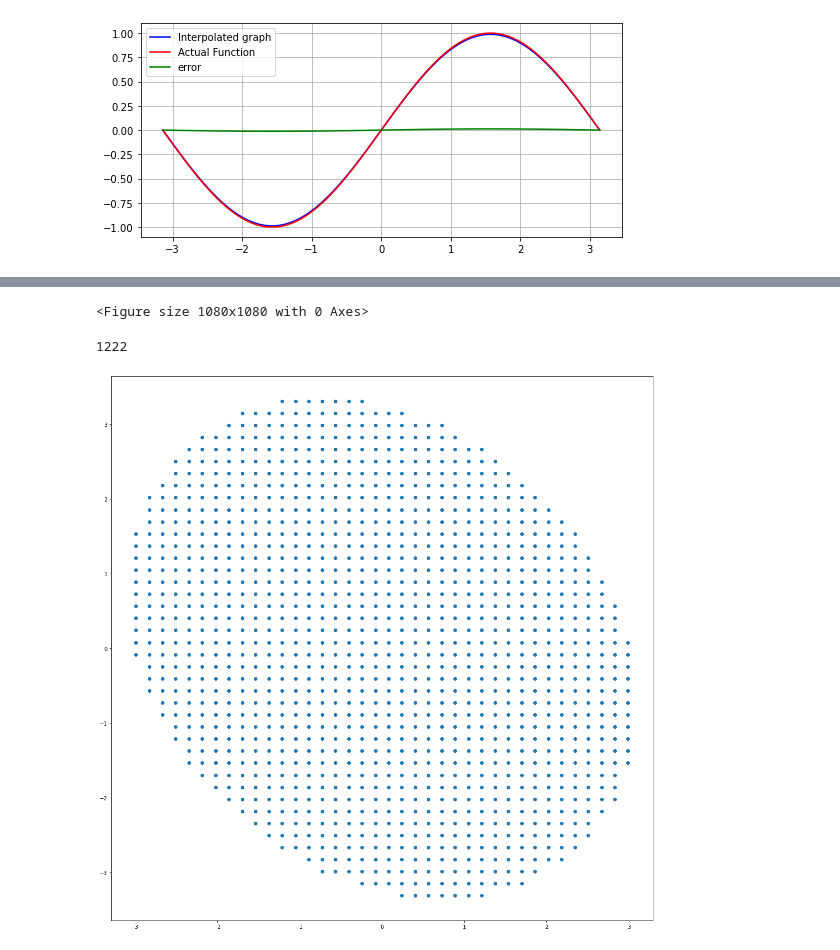
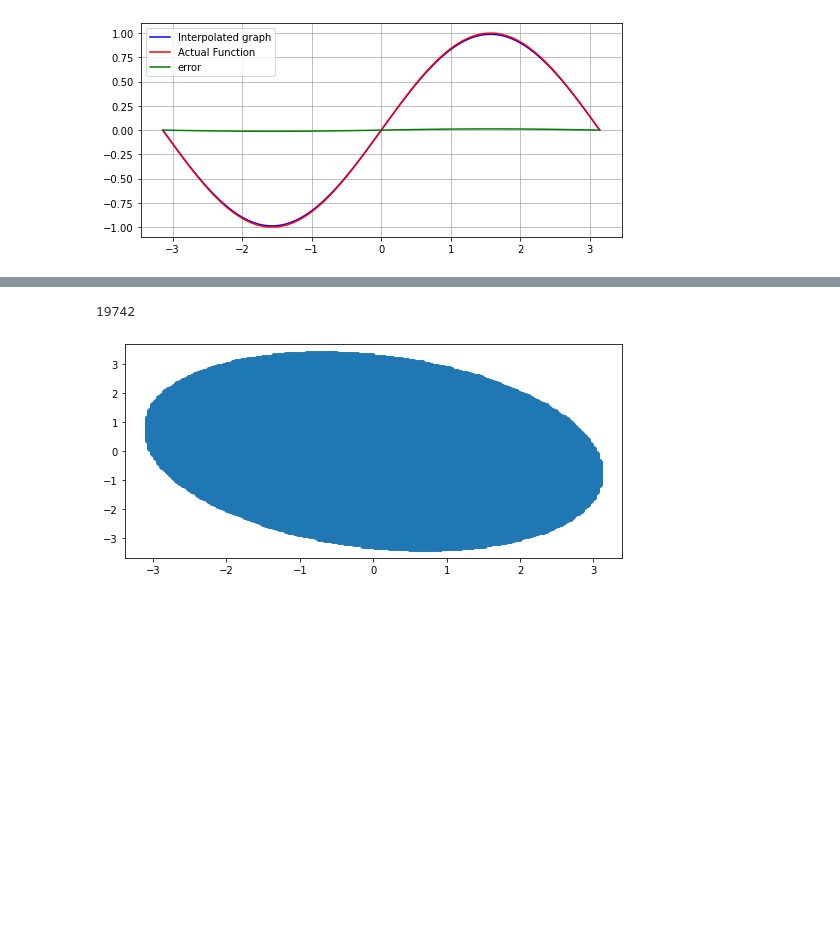
Before and after one commit to mdoshi2612/Optimal-Control, a Jupyter notebook: Quasi Interpolation.ipynb, the cells around one changed output, grey strips where cells are left out. Cells and saved outputs as stored; diff of their text form; code cells hidden in the pictures; blank space fills up the shorter version.

```diff
--- a/Quasi Interpolation.ipynb
+++ b/Quasi Interpolation.ipynb
@@ -52,6 +48,6 @@ print(quasi_interpolant(2,2, 5, 0.1))
 # %%
-X = np.linspace(-8, 8, 100)
-Y = np.linspace(-8, 8, 100)
+X = np.linspace(-4, 4, 200)
+Y = np.linspace(-4, 4, 200)
 # %%
 coord_rect = []
 for x in X:
@@ -64,15 +59,0 @@ print(len(coord_rect))
-# %%
-np_coord_rect = np.array(coord_rect)
-
-fig = plt.figure()
-# Set the figure size
-plt.rcParams["figure.figsize"] = [15.0, 15.0]
-plt.rcParams["figure.autolayout"] = True
-
-# Random data of 100×3 dimension
-
-# Scatter plot
-plt.scatter(np_coord_rect[:, 0], np_coord_rect[:, 1])
-
-# Display the plot
-plt.show()
@@ -81,9 +60,3 @@ plt.show()
-# %%
-plt.close()
-plt.cla()
-plt.clf()
-# %% [output]
-<Figure size 1080x1080 with 0 Axes>
 # %%
 ellipse_coord = []
 for x,y in coord_rect:
@@ -91,21 +64,21 @@ for x,y in coord_rect:
         ellipse_coord.append([x,y])
 print(len(ellipse_coord))
 # %% [output]
-1222
+19742
 # %%
 np_coord_ellipse = np.array(ellipse_coord)
 
 fig = plt.figure()
 # Set the figure size
-plt.rcParams["figure.figsize"] = [15.0, 15.0]
+plt.rcParams["figure.figsize"] = [9.0, 9.0]
 plt.rcParams["figure.autolayout"] = True
 
 # Random data of 100×3 dimension
 
 # Scatter plot
 plt.scatter(np_coord_ellipse[:, 0], np_coord_ellipse[:, 1])
 
 # Display the plot
 plt.show()
 # %% [output]
-[figure, old version]
+[figure, new version]
```
Also changed, not shown: parts of 30 cells of this notebook, 4 other files.
